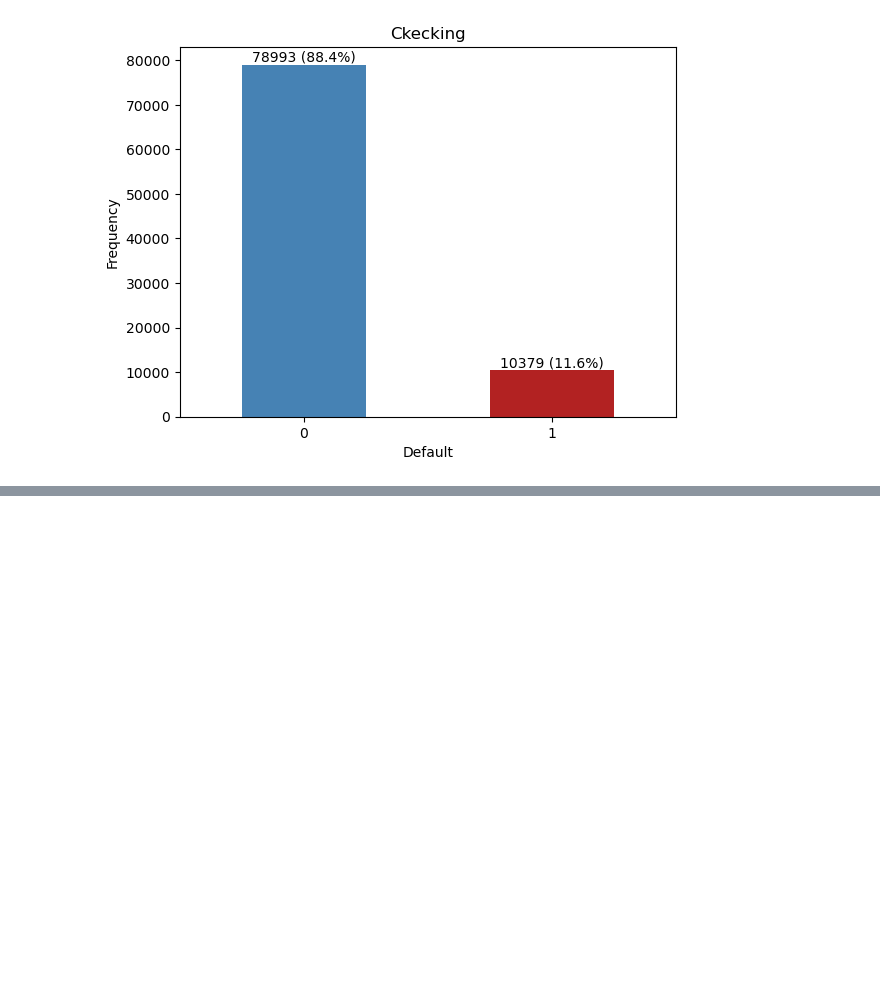
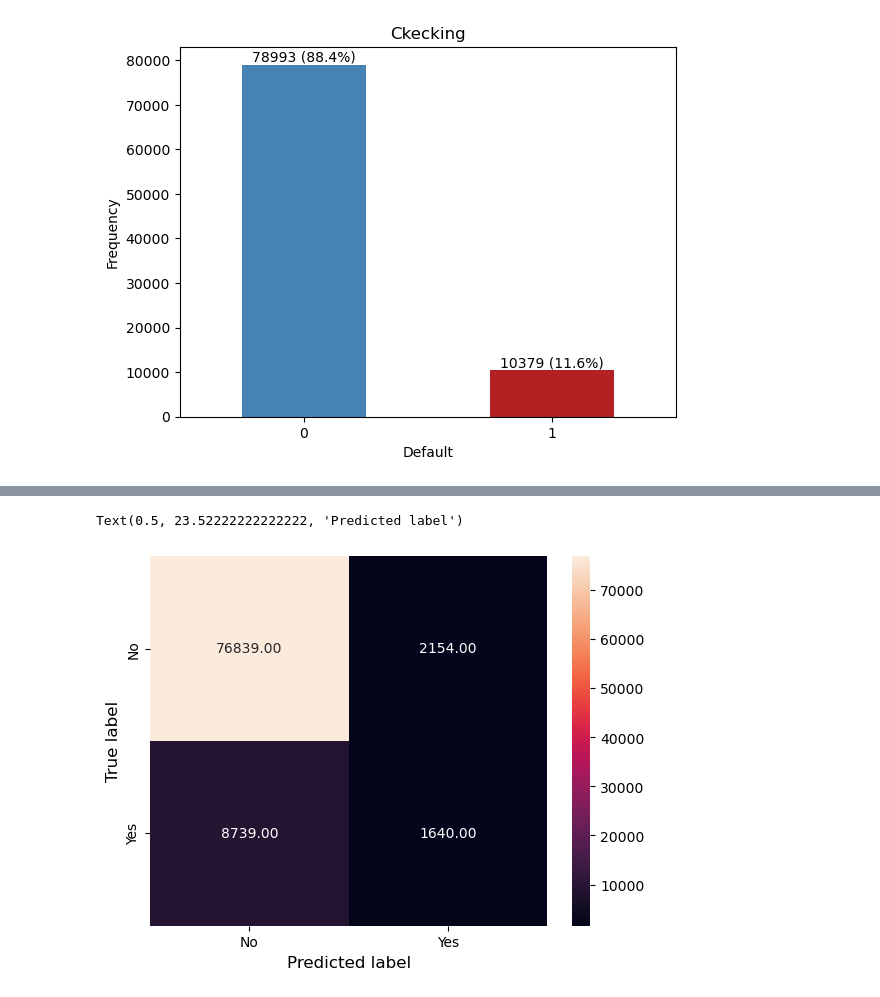
Before and after one commit to ebenezer2015/Machine-Learning-Model-Analysis, a Jupyter notebook: Classification-Modelling/3_model_training.ipynb, the cells around one changed output, grey strips where cells are left out. Cells and saved outputs as stored; diff of their text form; code cells hidden in the pictures; blank space fills up the shorter version.

```diff
--- a/Classification-Modelling/3_model_training.ipynb
+++ b/Classification-Modelling/3_model_training.ipynb
@@ -374,0 +132,8 @@ Execution time: 24.58357858657837ms
+# %%
+cm = [[76839, 2154], [ 8739 , 1640]]
+sns.heatmap(cm, annot=True,  fmt='.2f', xticklabels = ["No", "Yes"] , yticklabels = ["No", "Yes"],)
+plt.ylabel('True label',fontsize=12)
+plt.xlabel('Predicted label',fontsize=12)
+# %% [output]
+Text(0.5, 23.52222222222222, 'Predicted label')
+[figure, added]
```
Also changed, not shown: parts of 36 cells of this notebook, 3 other files.
